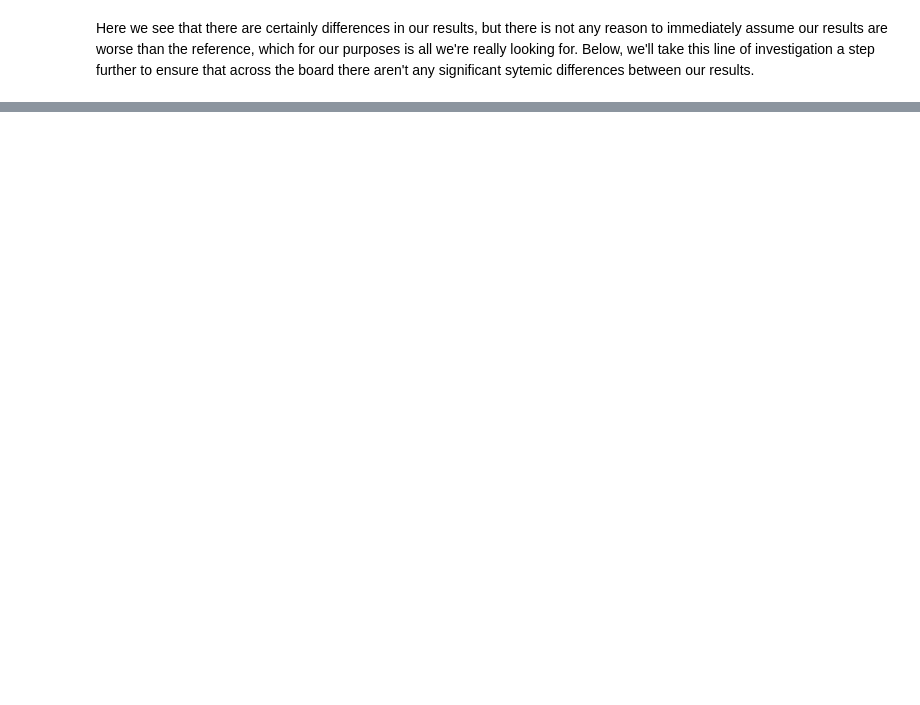
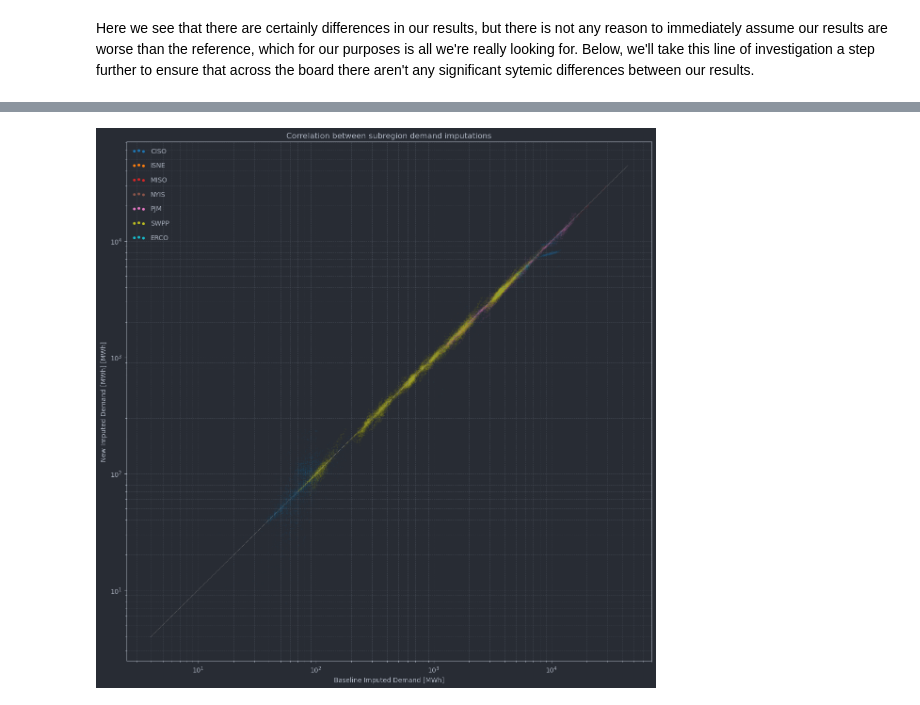
Before and after one commit to catalyst-cooperative/pudl-examples, a Jupyter notebook: 03-pudl-imputed-demand.ipynb, the cells around one changed output, grey strips where cells are left out. Cells and saved outputs as stored; diff of their text form; code cells hidden in the pictures; blank space fills up the shorter version.

```diff
--- a/03-pudl-imputed-demand.ipynb
+++ b/03-pudl-imputed-demand.ipynb
@@ -290,0 +294,16 @@ Here we see that there are certainly differences in our results, but there is no
+# %%
+all_bas = list(comparison_df["balancing_authority_code_eia"].unique())
+
+plot_correlation(
+    comparison_df[comparison_df.demand_imputed_pudl_mwh_imputation_code.notnull()].reset_index(),
+    idx_cols=["balancing_authority_code_eia"],
+    idx_vals=all_bas,
+    timeseries_x="baseline_demand_mwh",
+    timeseries_y="demand_imputed_pudl_mwh",
+    xlabel="Baseline Imputed Demand [MWh]",
+    ylabel="New Imputed Demand [MWh] [MWh]",
+    title="Correlation between subregion demand imputations",
+    alpha=0.1,
+)
+# %% [output]
+[figure, added]
```
Also changed, not shown: parts of 8 cells of this notebook.
